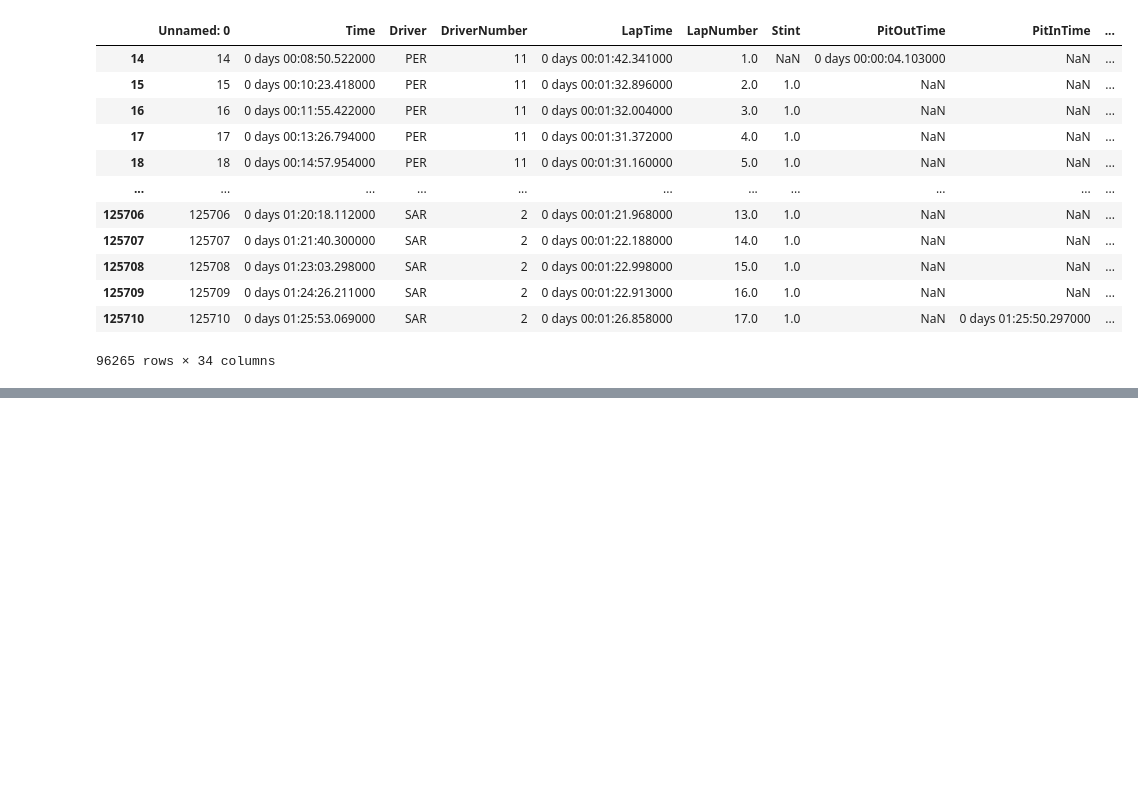
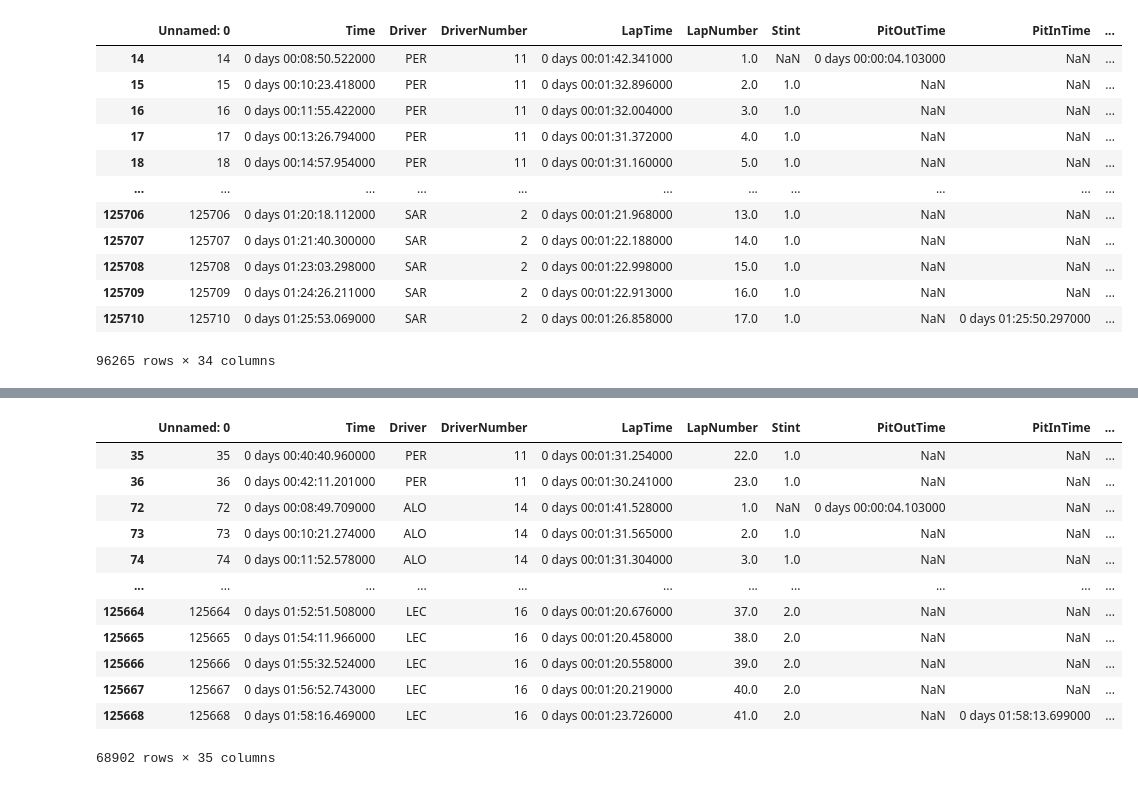
Before and after one commit to le-dav/f1-binottor, a Jupyter notebook: notebooks/top_pilots.ipynb, the cells around one changed output, grey strips where cells are left out. Saved outputs shown, nothing was run; the diff lists cells and outputs as text; code cells hidden in the pictures; blank space fills up the shorter version.

```diff
--- a/notebooks/top_pilots.ipynb
+++ b/notebooks/top_pilots.ipynb
@@ -119,0 +188,6 @@ top_15_df
+# %%
+df = pd.read_csv('../notebooks/driver_results.csv')
+# %%
+df['LocationYear'] = df['Location'] + ' ' + df['Year'].astype(str)
+df.rename(columns= {'Abbreviation': 'Driver'}, inplace= True)
+df
@@ -119,0 +208,17 @@ top_15_df
+# %%
+top_10_df = df[(df['Position'] <= 10)]
+top_10_df
+# %% [output]
+|  | Unnamed: 0 | Time | Driver | DriverNumber | LapTime | LapNumber | Stint | PitOutTime | PitInTime | ... |
+| 35 | 35 | 0 days 00:40:40.960000 | PER | 11 | 0 days 00:01:31.254000 | 22.0 | 1.0 | NaN | NaN | ... |
+| 36 | 36 | 0 days 00:42:11.201000 | PER | 11 | 0 days 00:01:30.241000 | 23.0 | 1.0 | NaN | NaN | ... |
+| 72 | 72 | 0 days 00:08:49.709000 | ALO | 14 | 0 days 00:01:41.528000 | 1.0 | NaN | 0 days 00:00:04.103000 | NaN | ... |
+| 73 | 73 | 0 days 00:10:21.274000 | ALO | 14 | 0 days 00:01:31.565000 | 2.0 | 1.0 | NaN | NaN | ... |
+| 74 | 74 | 0 days 00:11:52.578000 | ALO | 14 | 0 days 00:01:31.304000 | 3.0 | 1.0 | NaN | NaN | ... |
+| ... | ... | ... | ... | ... | ... | ... | ... | ... | ... | ... |
+| 125664 | 125664 | 0 days 01:52:51.508000 | LEC | 16 | 0 days 00:01:20.676000 | 37.0 | 2.0 | NaN | NaN | ... |
+| 125665 | 125665 | 0 days 01:54:11.966000 | LEC | 16 | 0 days 00:01:20.458000 | 38.0 | 2.0 | NaN | NaN | ... |
+| 125666 | 125666 | 0 days 01:55:32.524000 | LEC | 16 | 0 days 00:01:20.558000 | 39.0 | 2.0 | NaN | NaN | ... |
+| 125667 | 125667 | 0 days 01:56:52.743000 | LEC | 16 | 0 days 00:01:20.219000 | 40.0 | 2.0 | NaN | NaN | ... |
+| 125668 | 125668 | 0 days 01:58:16.469000 | LEC | 16 | 0 days 00:01:23.726000 | 41.0 | 2.0 | NaN | 0 days 01:58:13.699000 | ... |
+68902 rows × 35 columns
```
Also changed, not shown: parts of 14 cells of this notebook, 1 other file.
